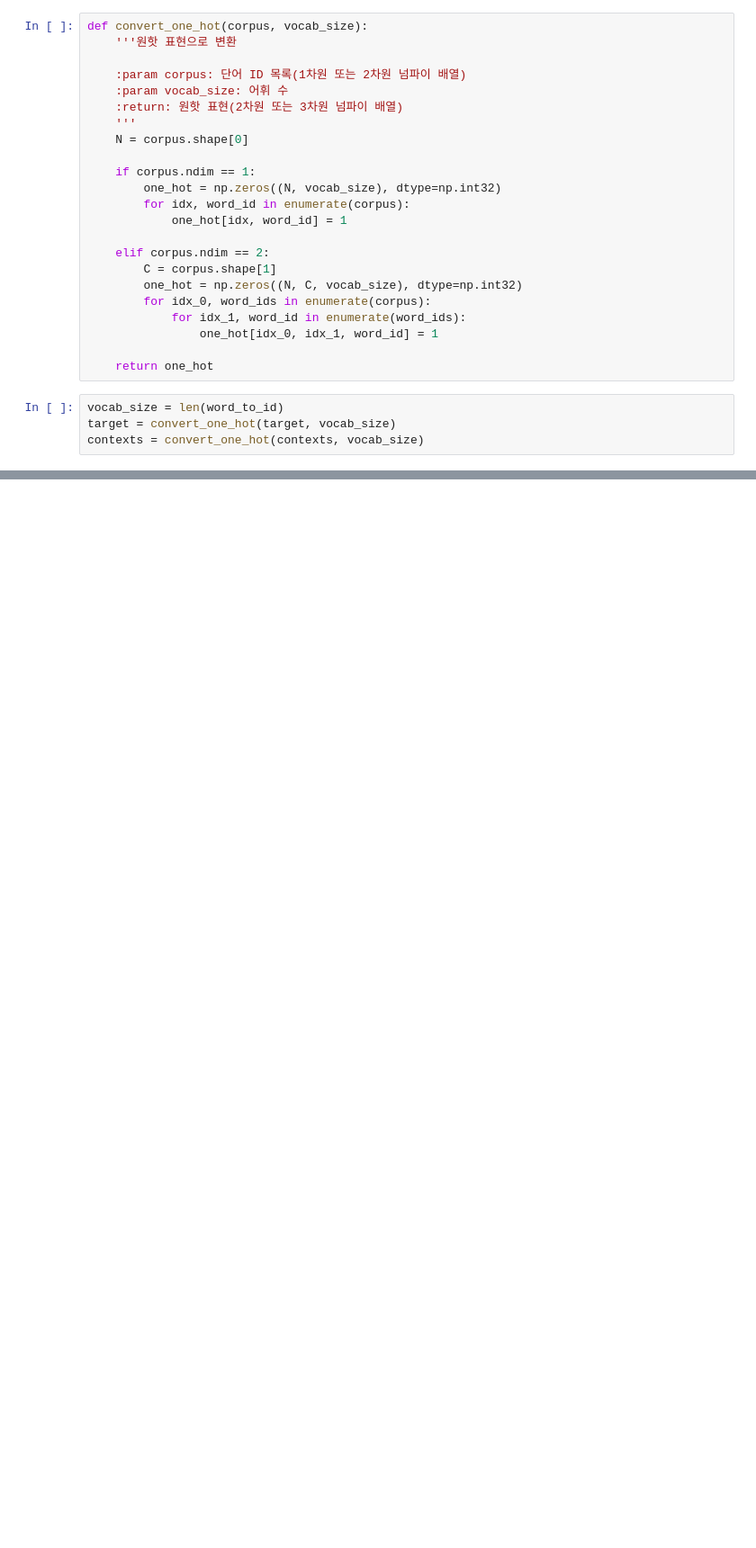
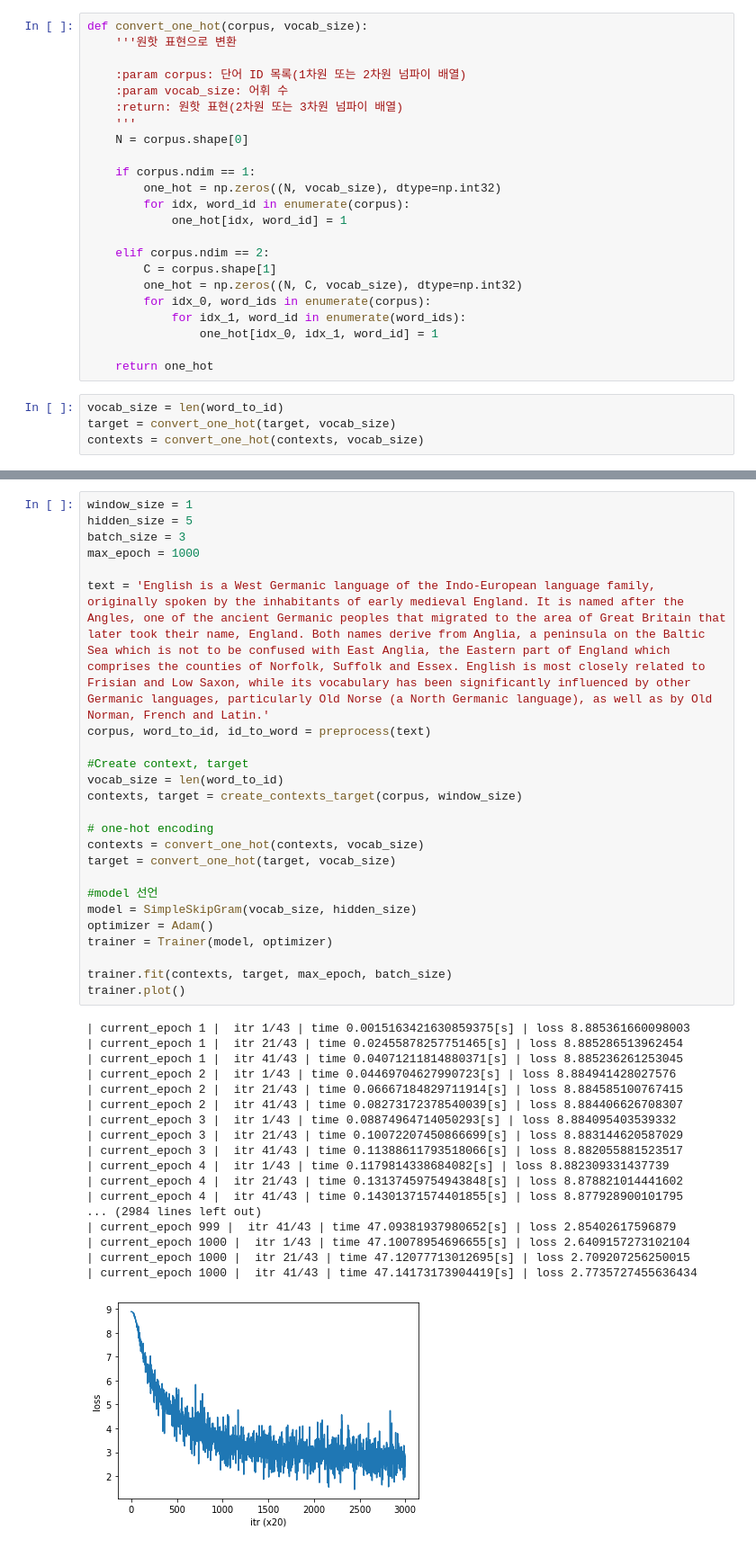
Before and after one commit to dongyoung0/NLP-from-scratch, a Jupyter notebook: practice/ch03_prac.ipynb, the cells around one changed output, grey strips where cells are left out. Shown at 90% size. Cells and saved outputs as stored; diff of their text form; blank space fills up the shorter version.

```diff
--- a/practice/ch03_prac.ipynb
+++ b/practice/ch03_prac.ipynb
@@ -183,0 +304,43 @@ class SimpleCBOW:
+# %%
+window_size = 1
+hidden_size = 5
+batch_size = 3
+max_epoch = 1000
+
+text = 'English is a West Germanic language of the Indo-European language family, originally spoken by the inhabitants of early medieval England. It is named after the Angles, one of the ancient Germanic peoples that migrated to the area of Great Britain that later took their name, England. Both names derive from Anglia, a peninsula on the Baltic Sea which is not to be confused with East Anglia, the Eastern part of England which comprises the counties of Norfolk, Suffolk and Essex. English is most closely related to Frisian and Low Saxon, while its vocabulary has been significantly influenced by other Germanic languages, particularly Old Norse (a North Germanic language), as well as by Old Norman, French and Latin.'
+corpus, word_to_id, id_to_word = preprocess(text)
+
+#Create context, target
+vocab_size = len(word_to_id)
+contexts, target = create_contexts_target(corpus, window_size)
+
+# one-hot encoding
+contexts = convert_one_hot(contexts, vocab_size)
+target = convert_one_hot(target, vocab_size)
+
+#model 선언
+model = SimpleSkipGram(vocab_size, hidden_size)
+optimizer = Adam()
+trainer = Trainer(model, optimizer)
+
+trainer.fit(contexts, target, max_epoch, batch_size)
+trainer.plot()
+# %% [output]
+| current_epoch 1 |  itr 1/43 | time 0.0015163421630859375[s] | loss 8.885361660098003
+| current_epoch 1 |  itr 21/43 | time 0.02455878257751465[s] | loss 8.885286513962454
+| current_epoch 1 |  itr 41/43 | time 0.04071211814880371[s] | loss 8.885236261253045
+| current_epoch 2 |  itr 1/43 | time 0.04469704627990723[s] | loss 8.884941428027576
+| current_epoch 2 |  itr 21/43 | time 0.06667184829711914[s] | loss 8.884585100767415
+| current_epoch 2 |  itr 41/43 | time 0.08273172378540039[s] | loss 8.884406626708307
+| current_epoch 3 |  itr 1/43 | time 0.08874964714050293[s] | loss 8.884095403539332
+| current_epoch 3 |  itr 21/43 | time 0.10072207450866699[s] | loss 8.883144620587029
+| current_epoch 3 |  itr 41/43 | time 0.11388611793518066[s] | loss 8.882055881523517
+| current_epoch 4 |  itr 1/43 | time 0.1179814338684082[s] | loss 8.882309331437739
+| current_epoch 4 |  itr 21/43 | time 0.13137459754943848[s] | loss 8.878821014441602
+| current_epoch 4 |  itr 41/43 | time 0.14301371574401855[s] | loss 8.877928900101795
+... (2984 lines left out)
+| current_epoch 999 |  itr 41/43 | time 47.09381937980652[s] | loss 2.85402617596879
+| current_epoch 1000 |  itr 1/43 | time 47.10078954696655[s] | loss 2.6409157273102104
+| current_epoch 1000 |  itr 21/43 | time 47.12077713012695[s] | loss 2.709207256250015
+| current_epoch 1000 |  itr 41/43 | time 47.14173173904419[s] | loss 2.7735727455636434
+[figure, added]
```
Also changed, not shown: parts of 18 cells of this notebook, 2 other files.
